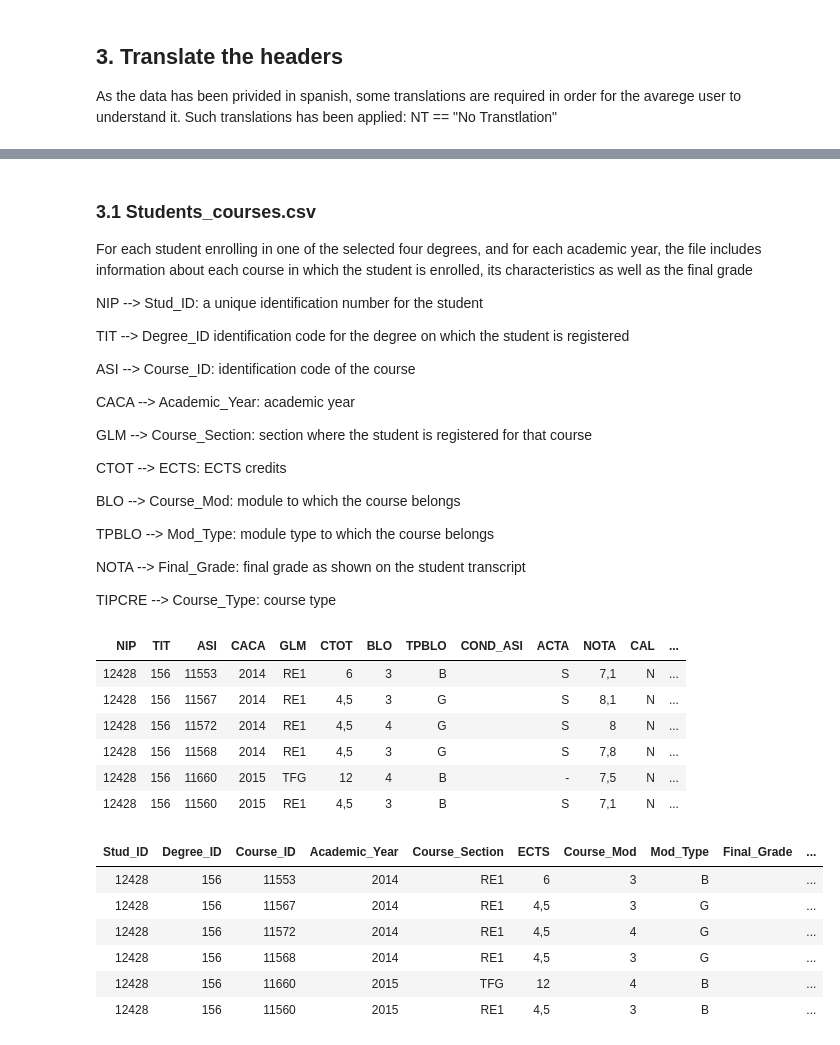
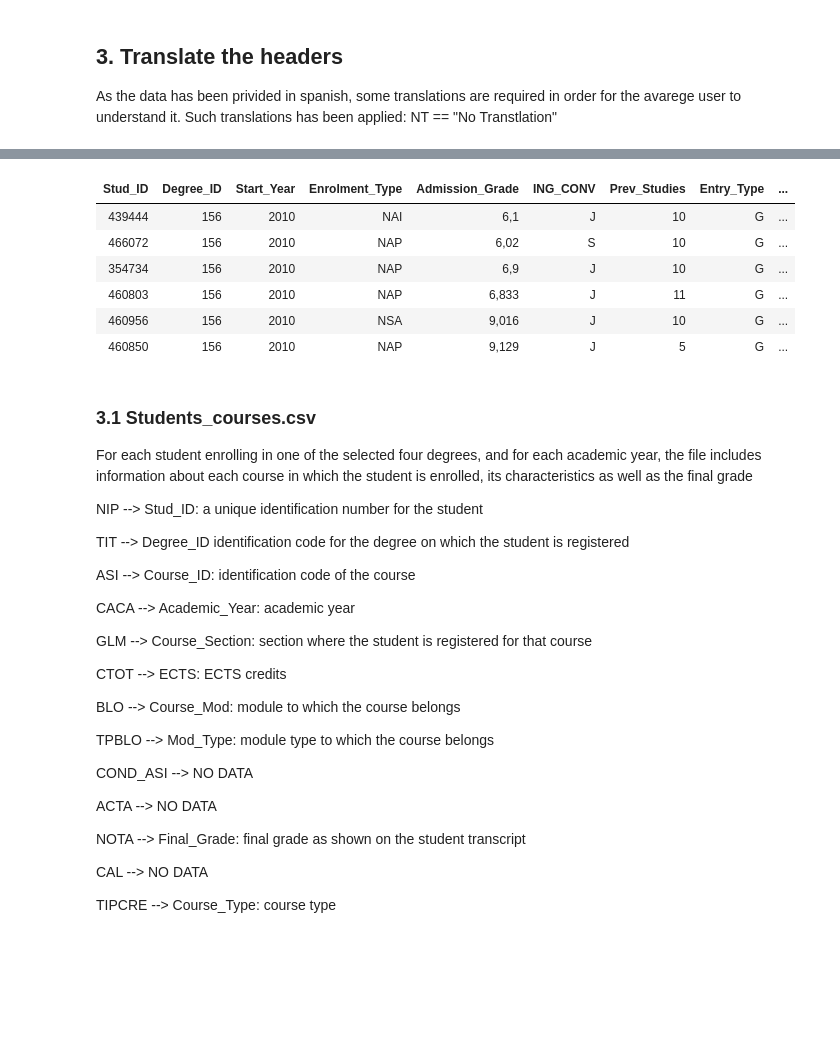
Before and after one commit to adamKuzanski/EduucatonalDataAnalysis, a Jupyter notebook: dataAnalysis.ipynb, the cells around one changed output, grey strips where cells are left out. Drawn from its saved outputs; the diff is of its cells as text; code cells hidden in the pictures; blank space fills up the shorter version.

```diff
--- a/dataAnalysis.ipynb
+++ b/dataAnalysis.ipynb
@@ -107,3 +90,29 @@ head(enrolments_df)
+# %%
+colnames(enrolments_df) <- c(
+    "Stud_ID",
+    "Degree_ID",
+    "Start_Year",
+    "Enrolment_Type",
+    "Admission_Grade",
+    "ING_CONV",
+    "Prev_Studies",
+    "Entry_Type",
+    "Course_Title",
+    "Start_Age",
+    "Sex",
+    "Father_Edu_Lev",
+    "Mother_Edu_Lev",
+    "CRE_RECON_INI",
+    "Numpre")
+head(enrolments_df)
+# %% [output]
+| Stud_ID | Degree_ID | Start_Year | Enrolment_Type | Admission_Grade | ING_CONV | Prev_Studies | Entry_Type | ... |
+| 439444 | 156 | 2010 | NAI | 6,1 | J | 10 | G | ... |
+| 466072 | 156 | 2010 | NAP | 6,02 | S | 10 | G | ... |
+| 354734 | 156 | 2010 | NAP | 6,9 | J | 10 | G | ... |
+| 460803 | 156 | 2010 | NAP | 6,833 | J | 11 | G | ... |
+| 460956 | 156 | 2010 | NSA | 9,016 | J | 10 | G | ... |
+| 460850 | 156 | 2010 | NAP | 9,129 | J | 5 | G | ... |
 # %% [markdown]
 ### 3.1 Students_courses.csv
 For each student enrolling in one of the selected four degrees, and for each academic year, the
@@ -126,35 +135,12 @@ BLO --> Course_Mod: module to which the course belongs
 
 TPBLO --> Mod_Type: module type to which the course belongs
 
+COND_ASI --> NO DATA
+
+ACTA --> NO DATA
+
 NOTA --> Final_Grade: final grade as shown on the student transcript
 
+CAL --> NO DATA
+
 TIPCRE --> Course_Type: course type
-# %%
-head(courses_df)
-colnames(courses_df) <- c(
-    "Stud_ID",
-    "Degree_ID",
-    "Course_ID",
-    "Academic_Year",
-    "Course_Section",
-    "ECTS",
-    "Course_Mod",
-    "Mod_Type",
-    "Final_Grade",
-    "Course_Type")
-head(courses_df)
-# %% [output]
-| NIP | TIT | ASI | CACA | GLM | CTOT | BLO | TPBLO | COND_ASI | ACTA | NOTA | CAL | ... |
-| 12428 | 156 | 11553 | 2014 | RE1 | 6 | 3 | B |  | S | 7,1 | N | ... |
-| 12428 | 156 | 11567 | 2014 | RE1 | 4,5 | 3 | G |  | S | 8,1 | N | ... |
-| 12428 | 156 | 11572 | 2014 | RE1 | 4,5 | 4 | G |  | S | 8 | N | ... |
-| 12428 | 156 | 11568 | 2014 | RE1 | 4,5 | 3 | G |  | S | 7,8 | N | ... |
-| 12428 | 156 | 11660 | 2015 | TFG | 12 | 4 | B |  | - | 7,5 | N | ... |
-| 12428 | 156 | 11560 | 2015 | RE1 | 4,5 | 3 | B |  | S | 7,1 | N | ... |
-| Stud_ID | Degree_ID | Course_ID | Academic_Year | Course_Section | ECTS | Course_Mod | Mod_Type | Final_Grade | ... |
-| 12428 | 156 | 11553 | 2014 | RE1 | 6 | 3 | B |  | ... |
-| 12428 | 156 | 11567 | 2014 | RE1 | 4,5 | 3 | G |  | ... |
-| 12428 | 156 | 11572 | 2014 | RE1 | 4,5 | 4 | G |  | ... |
-| 12428 | 156 | 11568 | 2014 | RE1 | 4,5 | 3 | G |  | ... |
-| 12428 | 156 | 11660 | 2015 | TFG | 12 | 4 | B |  | ... |
-| 12428 | 156 | 11560 | 2015 | RE1 | 4,5 | 3 | B |  | ... |
```
Also changed, not shown: parts of 7 cells of this notebook.
